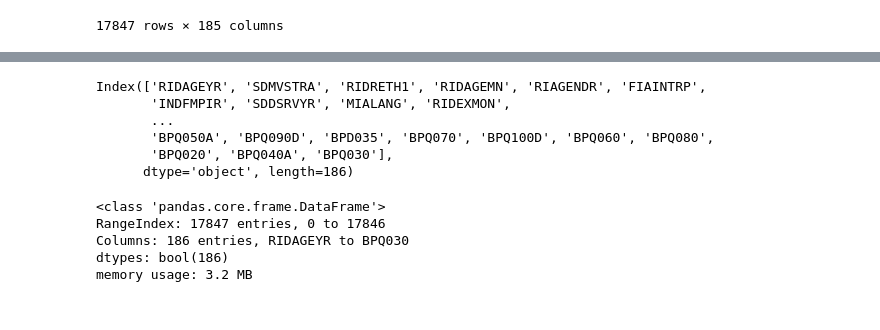
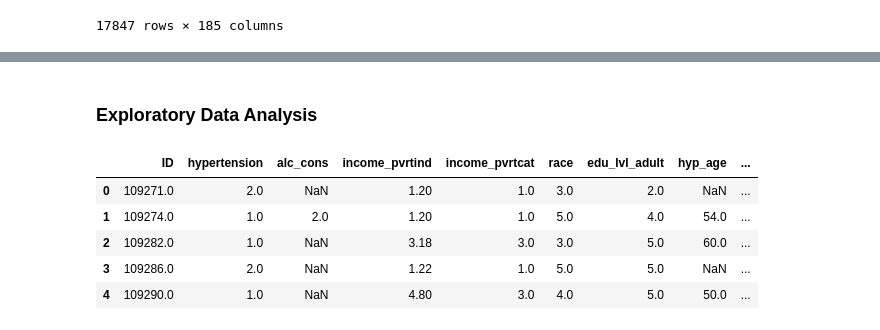
Before and after one commit to bgabr/predicting-risk-of-hypertension-using-NHANES-data, a Jupyter notebook: Project.ipynb, the cells around one changed output, grey strips where cells are left out. Saved outputs shown, nothing was run; the diff lists cells and outputs as text; code cells hidden in the pictures.

```diff
--- a/Project.ipynb
+++ b/Project.ipynb
@@ -418,20 +409,4 @@ final.head()
-# %%
-#Columns names
-final.columns
-# %% [output]
-Index(['RIDAGEYR', 'SDMVSTRA', 'RIDRETH1', 'RIDAGEMN', 'RIAGENDR', 'FIAINTRP',
-       'INDFMPIR', 'SDDSRVYR', 'MIALANG', 'RIDEXMON',
-       ...
-       'BPQ050A', 'BPQ090D', 'BPD035', 'BPQ070', 'BPQ100D', 'BPQ060', 'BPQ080',
-       'BPQ020', 'BPQ040A', 'BPQ030'],
-      dtype='object', length=186)
-# %%
-final.isna().info()
-# %% [output]
-<class 'pandas.core.frame.DataFrame'>
-RangeIndex: 17847 entries, 0 to 17846
-Columns: 186 entries, RIDAGEYR to BPQ030
-dtypes: bool(186)
-memory usage: 3.2 MB
+# %% [markdown]
+### Exploratory Data Analysis
 # %%
 #Extracting risk factors of hypertension into a new df
@@ -440,3 +417,12 @@ edu_lvl_adult=final['DMDEDUC2'],hyp_age=final['BPD035'],gender=final['RIAGENDR']
 smoke_100xlife=final['SMQ020'],age_smoked_reg=final['SMD030'],chl_mgdl=final['LBXTC'],
 bmi_index=final['BMXBMI'],weight_kg=final['BMXWT'],vig_act=final['PAQ605'],mod_act=final['PAQ620'],vig_recre_ex=final['PAQ650'],
  mod_recre_ex=final['PAQ665'])
+# %%
+hyp_nhanes.head()
+# %% [output]
+|  | ID | hypertension | alc_cons | income_pvrtind | income_pvrtcat | race | edu_lvl_adult | hyp_age | ... |
+| 0 | 109271.0 | 2.0 | NaN | 1.20 | 1.0 | 3.0 | 2.0 | NaN | ... |
+| 1 | 109274.0 | 1.0 | 2.0 | 1.20 | 1.0 | 5.0 | 4.0 | 54.0 | ... |
+| 2 | 109282.0 | 1.0 | NaN | 3.18 | 3.0 | 3.0 | 5.0 | 60.0 | ... |
+| 3 | 109286.0 | 2.0 | NaN | 1.22 | 1.0 | 5.0 | 5.0 | NaN | ... |
+| 4 | 109290.0 | 1.0 | NaN | 4.80 | 3.0 | 4.0 | 5.0 | 50.0 | ... |
```
Also changed, not shown: parts of 30 cells of this notebook.
